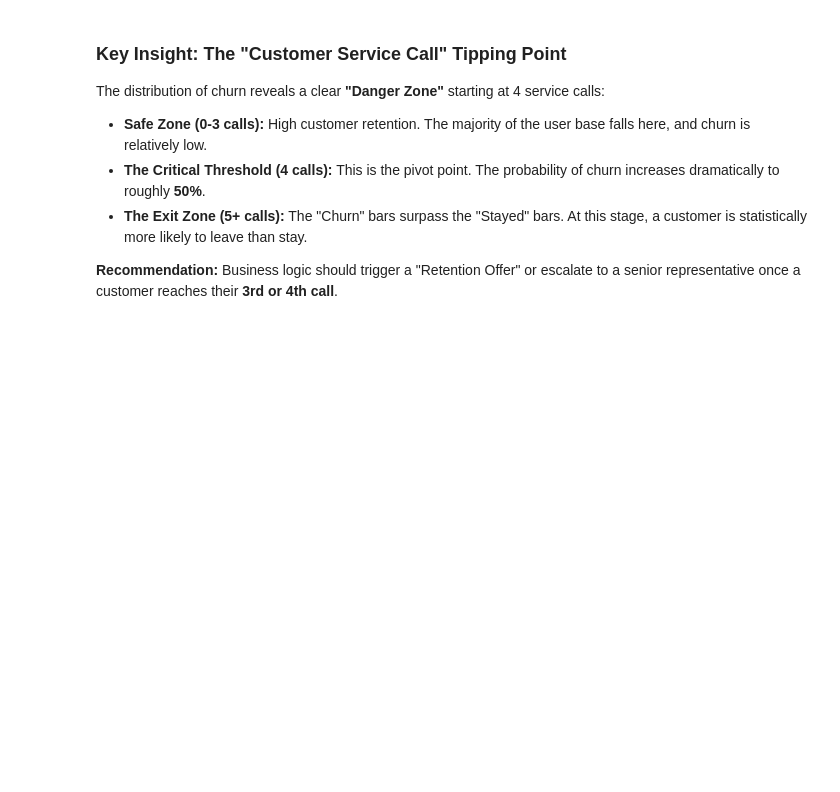
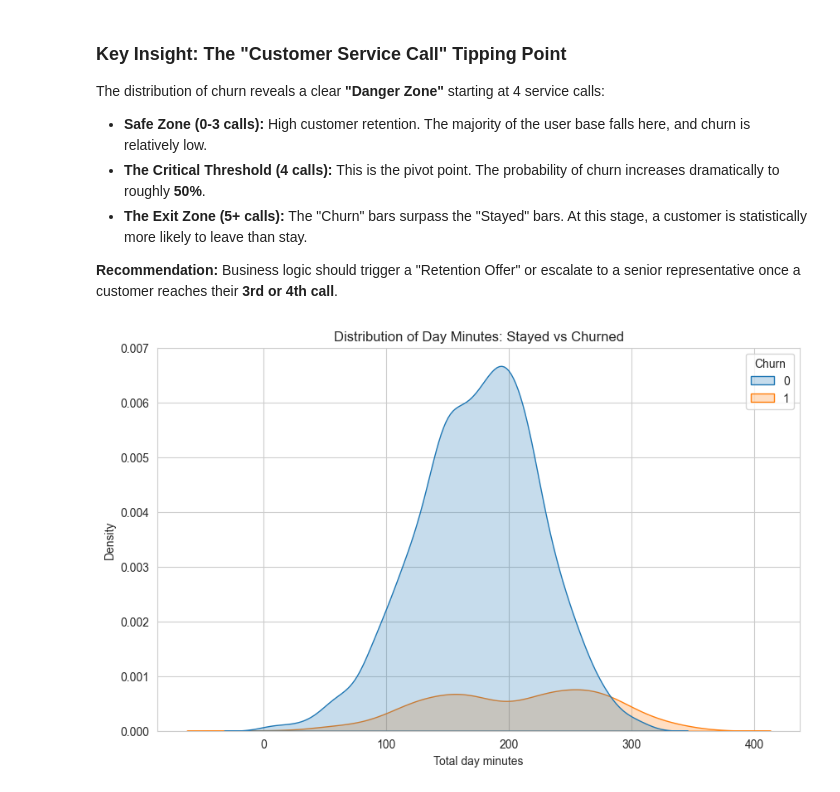
Before and after one commit to Rahul5021/telecom-customer-analytics-platform, a Jupyter notebook: notebooks/01-eda.ipynb, the cells around one changed output. Cells and saved outputs as stored; diff of their text form; code cells hidden in the pictures; blank space fills up the shorter version.

Commit message:
eda: identify International Plan and Day Minutes as primary churn drivers

```diff
--- a/notebooks/01-eda.ipynb
+++ b/notebooks/01-eda.ipynb
@@ -69,7 +69,7 @@ False    0.854464
 True     0.145536
 Name: proportion, dtype: float64
 # %%
-df['International plan'] = df['International plan'].map({'yes': 1, 'no': 0})
+df['International plan'] = df['International plan'].map({'Yes': 1, 'No': 0})
 # %%
 df['Voice mail plan'] = df['Voice mail plan'].map({'yes': 1, 'no': 0})
 # %%
@@ -139,3 +139,10 @@ The distribution of churn reveals a clear **"Danger Zone"** starting at 4 servic
 * **The Exit Zone (5+ calls):** The "Churn" bars surpass the "Stayed" bars. At this stage, a customer is statistically more likely to leave than stay.
 
 **Recommendation:** Business logic should trigger a "Retention Offer" or escalate to a senior representative once a customer reaches their **3rd or 4th call**.
+# %%
+plt.figure(figsize=(10,6))
+sns.kdeplot(data=df, x='Total day minutes', hue='Churn', fill=True)
+plt.title('Distribution of Day Minutes: Stayed vs Churned')
+plt.show()
+# %% [output]
+[figure, added]
```
Also changed, not shown: parts of 8 cells of this notebook.
